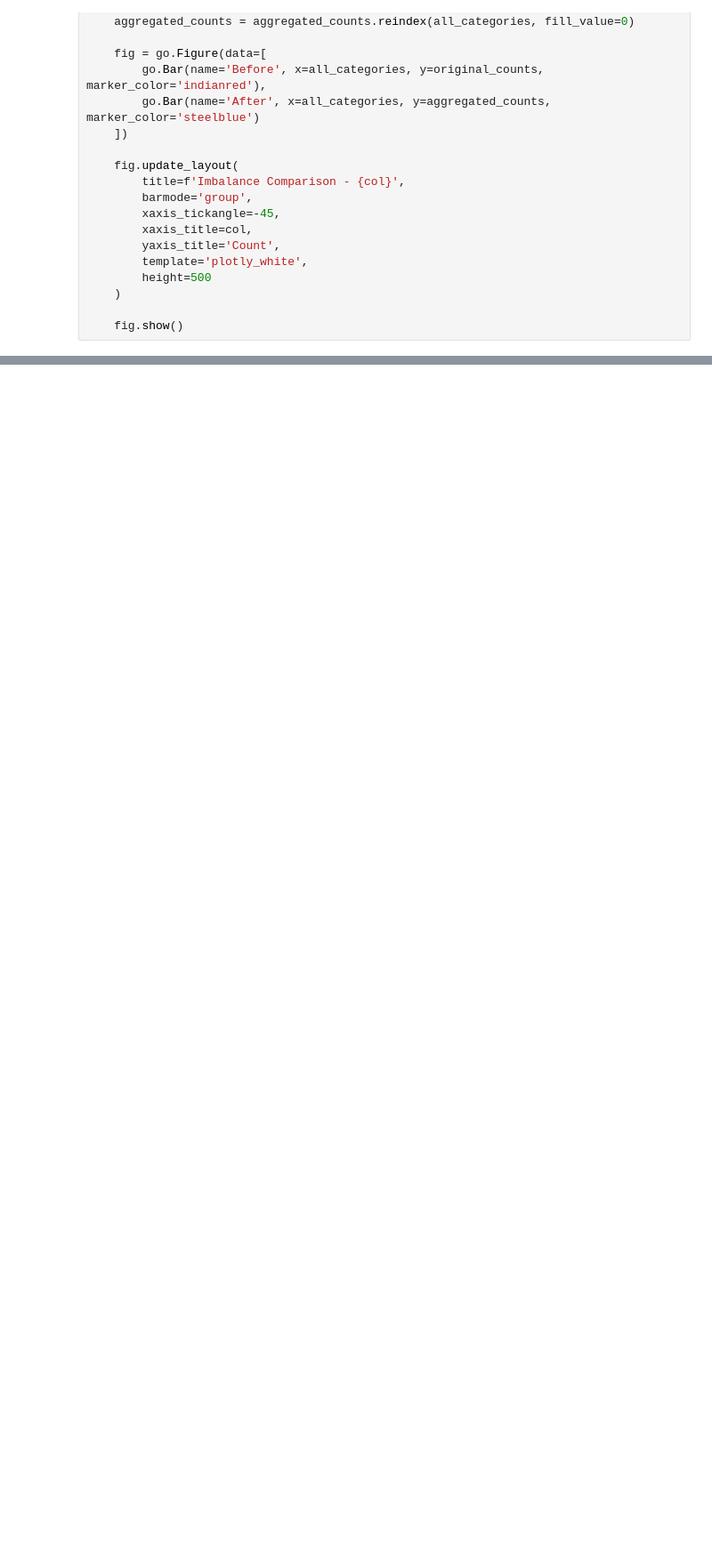
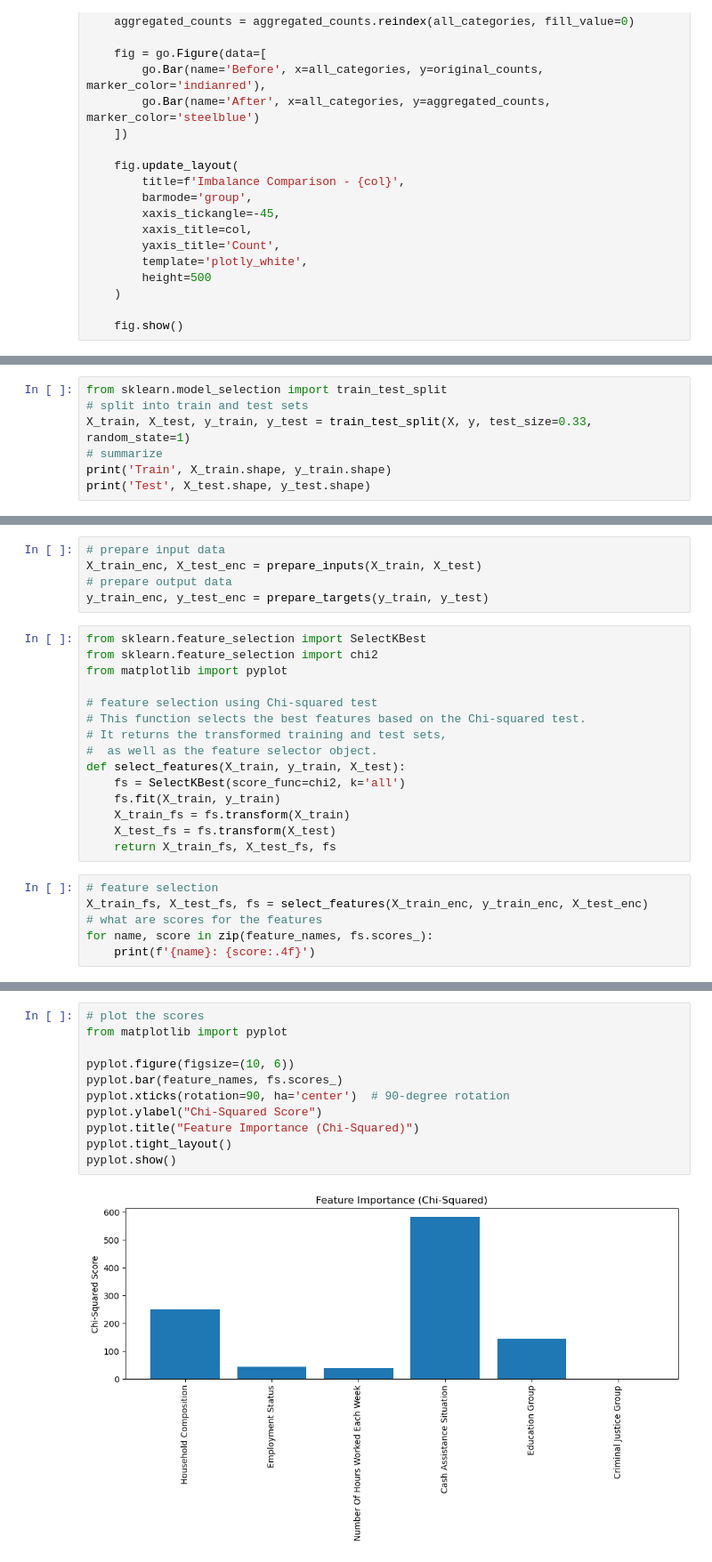
Before and after one commit to rdmouhouadi/Mental_Health_State_Prediction, a Jupyter notebook: Notebooks/EDA_Social_Group.ipynb, the cells around one changed output, grey strips where cells are left out. Shown at 89% size. Drawn from its saved outputs; the diff is of its cells as text; blank space fills up the shorter version.

Commit message:
Feature Selection Social Group

```diff
--- a/Notebooks/EDA_Social_Group.ipynb
+++ b/Notebooks/EDA_Social_Group.ipynb
@@ -440,0 +768,7 @@ Social_cat_agg_feat_merg.head()
+# %%
+from sklearn.model_selection import train_test_split
+# split into train and test sets
+X_train, X_test, y_train, y_test = train_test_split(X, y, test_size=0.33, random_state=1)
+# summarize
+print('Train', X_train.shape, y_train.shape)
+print('Test', X_test.shape, y_test.shape)
@@ -440,0 +808,26 @@ Social_cat_agg_feat_merg.head()
+# %%
+# prepare input data
+X_train_enc, X_test_enc = prepare_inputs(X_train, X_test)
+# prepare output data
+y_train_enc, y_test_enc = prepare_targets(y_train, y_test)
+# %%
+from sklearn.feature_selection import SelectKBest
+from sklearn.feature_selection import chi2
+from matplotlib import pyplot
+
+# feature selection using Chi-squared test
+# This function selects the best features based on the Chi-squared test.
+# It returns the transformed training and test sets,
+#  as well as the feature selector object.
+def select_features(X_train, y_train, X_test):
+	fs = SelectKBest(score_func=chi2, k='all')
+	fs.fit(X_train, y_train)
+	X_train_fs = fs.transform(X_train)
+	X_test_fs = fs.transform(X_test)
+	return X_train_fs, X_test_fs, fs
+# %%
+# feature selection
+X_train_fs, X_test_fs, fs = select_features(X_train_enc, y_train_enc, X_test_enc)
+# what are scores for the features
+for name, score in zip(feature_names, fs.scores_):
+	print(f'{name}: {score:.4f}')
@@ -440,0 +841,13 @@ Social_cat_agg_feat_merg.head()
+# %%
+# plot the scores
+from matplotlib import pyplot
+
+pyplot.figure(figsize=(10, 6))
+pyplot.bar(feature_names, fs.scores_)
+pyplot.xticks(rotation=90, ha='center')  # 90-degree rotation
+pyplot.ylabel("Chi-Squared Score")
+pyplot.title("Feature Importance (Chi-Squared)")
+pyplot.tight_layout()
+pyplot.show()
+# %% [output]
+[figure, added]
```
Also changed, not shown: parts of 24 cells of this notebook.
